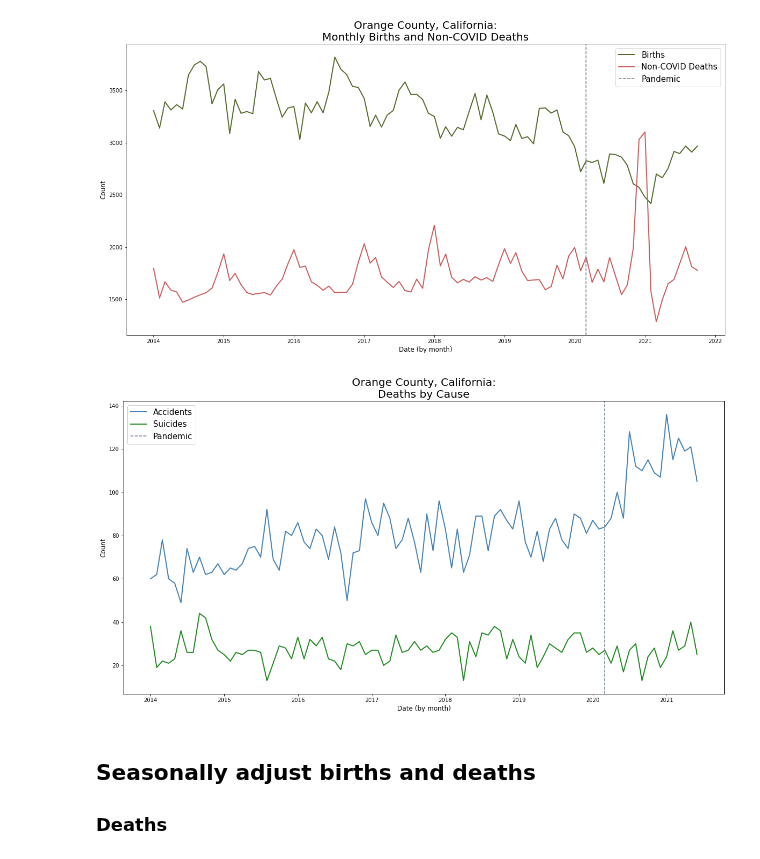
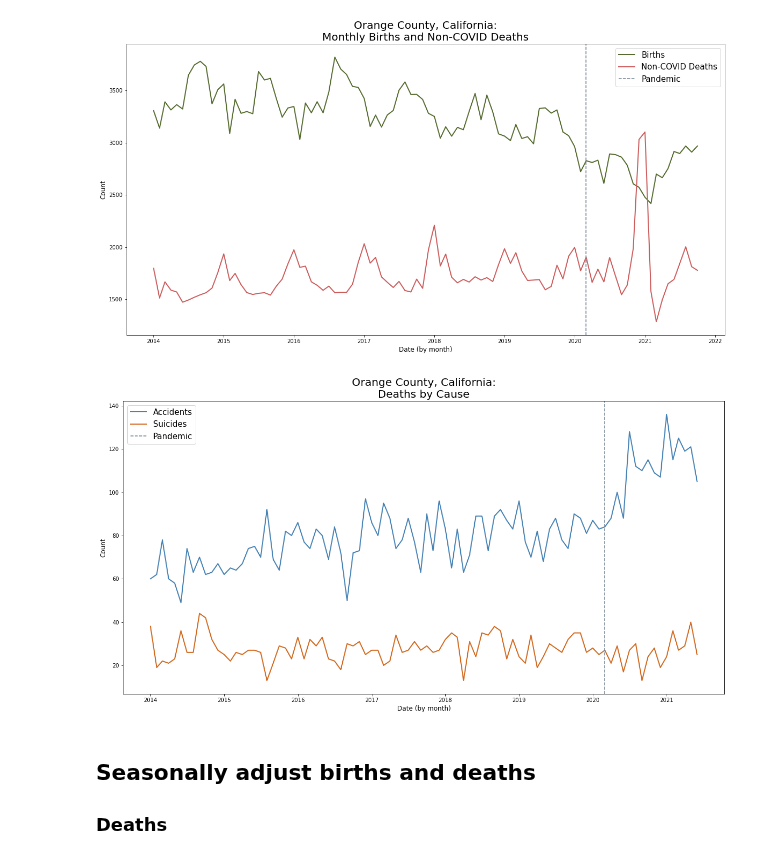
Before and after one commit to anushnap/data512-project, a Jupyter notebook: src/mortality_fertility_analysis.ipynb, the cells around one changed output. Cells and saved outputs as stored; diff of their text form; code cells hidden in the pictures.

Commit message:
reran cells and changed image color

```diff
--- a/src/mortality_fertility_analysis.ipynb
+++ b/src/mortality_fertility_analysis.ipynb
@@ -264,17 +264,17 @@ plt.savefig(os.path.join(RESULTS_PATH, 'oc_unadjusted_fertility-non-covid-deaths
 # %%
 fig = plt.figure(figsize = (20, 10))
 plt.plot(oc_df['date'], oc_df['accidents'], label = 'Accidents', c = 'steelblue', linewidth = 2)
-plt.plot(oc_df['date'], oc_df['suicide'], label = 'Suicides', c = 'forestgreen', linewidth = 2)
+plt.plot(oc_df['date'], oc_df['suicide'], label = 'Suicides', c = 'chocolate', linewidth = 2)
 plt.axvline(x=pd.to_datetime('2020/03/01', format='%Y/%m/%d'), c = 'slategray', linestyle = '--', label = 'Pandemic')
 plt.xlabel('Date (by month)', fontsize = 12)
 plt.ylabel('Count', fontsize = 12)
 plt.title('Orange County, California:\nDeaths by Cause', fontsize = 20)
 plt.legend(fontsize = 15)
 
 # Save figure into the results folder
 plt.savefig(os.path.join(RESULTS_PATH, 'oc_accidents-suicides.jpg'))
 # %% [output]
-[figure, old version]
+[figure, new version]
 # %% [markdown]
 ## Seasonally adjust births and deaths
 ### Deaths
```
Also changed, not shown: parts of 7 cells of this notebook, 1 other file.
